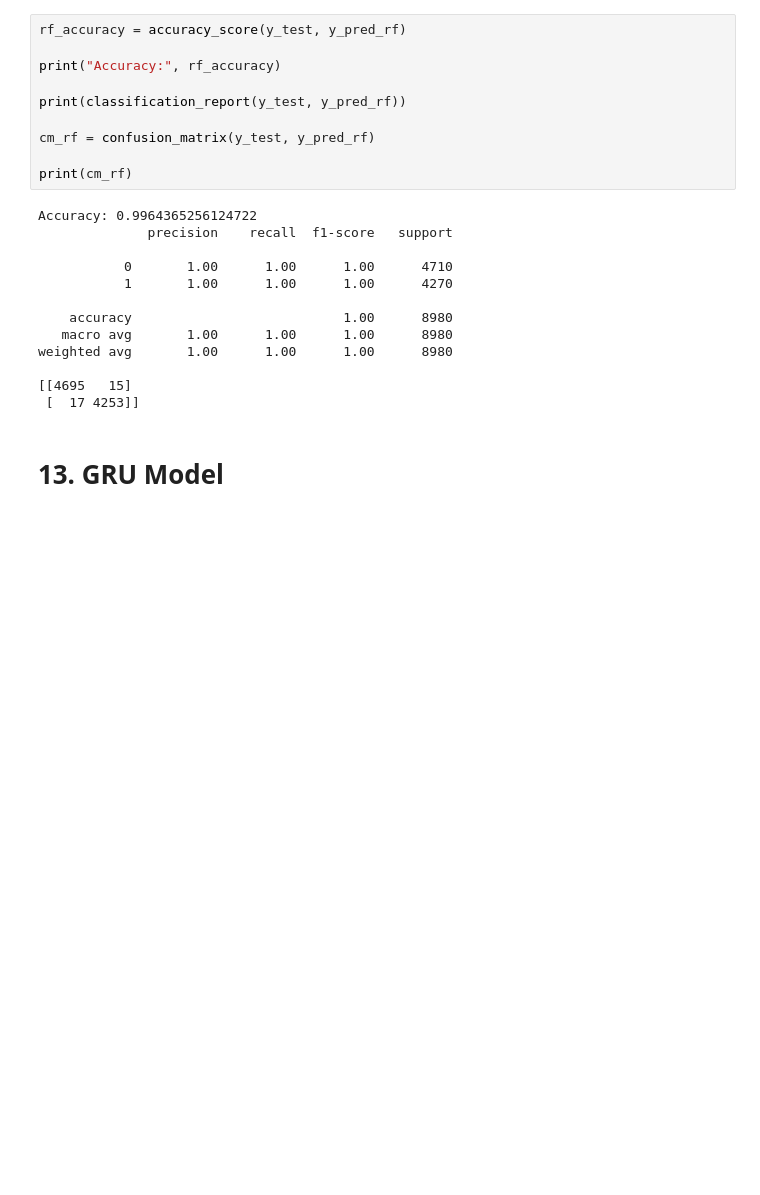
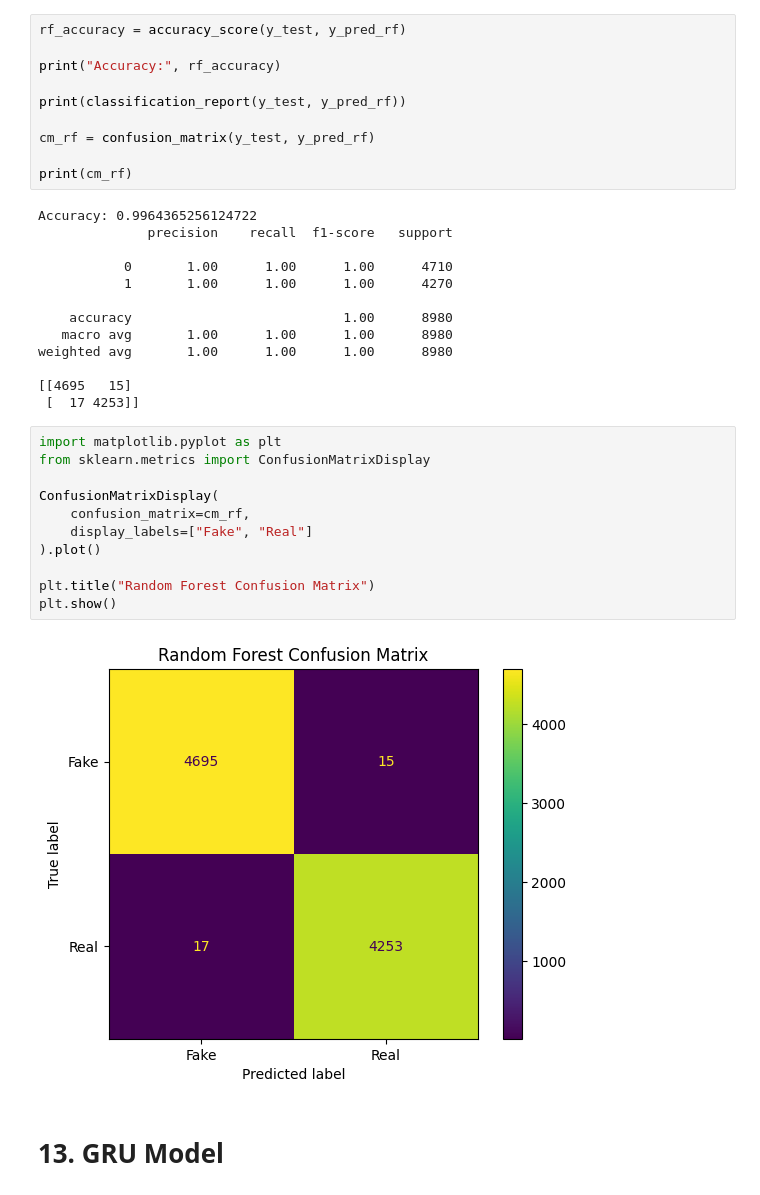
Before and after one commit to Dewnan/NLP_Group_15, a Jupyter notebook: notebooks/fake_news_detection_random_forest_gru.ipynb, the cells around one changed output. Cells and saved outputs as stored; diff of their text form; blank space fills up the shorter version.

Commit message:
Add model comparison and confusion matrix graphs

```diff
--- a/notebooks/fake_news_detection_random_forest_gru.ipynb
+++ b/notebooks/fake_news_detection_random_forest_gru.ipynb
@@ -284,6 +280,19 @@ weighted avg       1.00      1.00      1.00      8980
 
 [[4695   15]
  [  17 4253]]
+# %%
+import matplotlib.pyplot as plt
+from sklearn.metrics import ConfusionMatrixDisplay
+
+ConfusionMatrixDisplay(
+    confusion_matrix=cm_rf,
+    display_labels=["Fake", "Real"]
+).plot()
+
+plt.title("Random Forest Confusion Matrix")
+plt.show()
+# %% [output]
+[figure, added]
 # %% [markdown]
 # 13. GRU Model
 # %%
```
Also changed, not shown: parts of 8 cells of this notebook.
